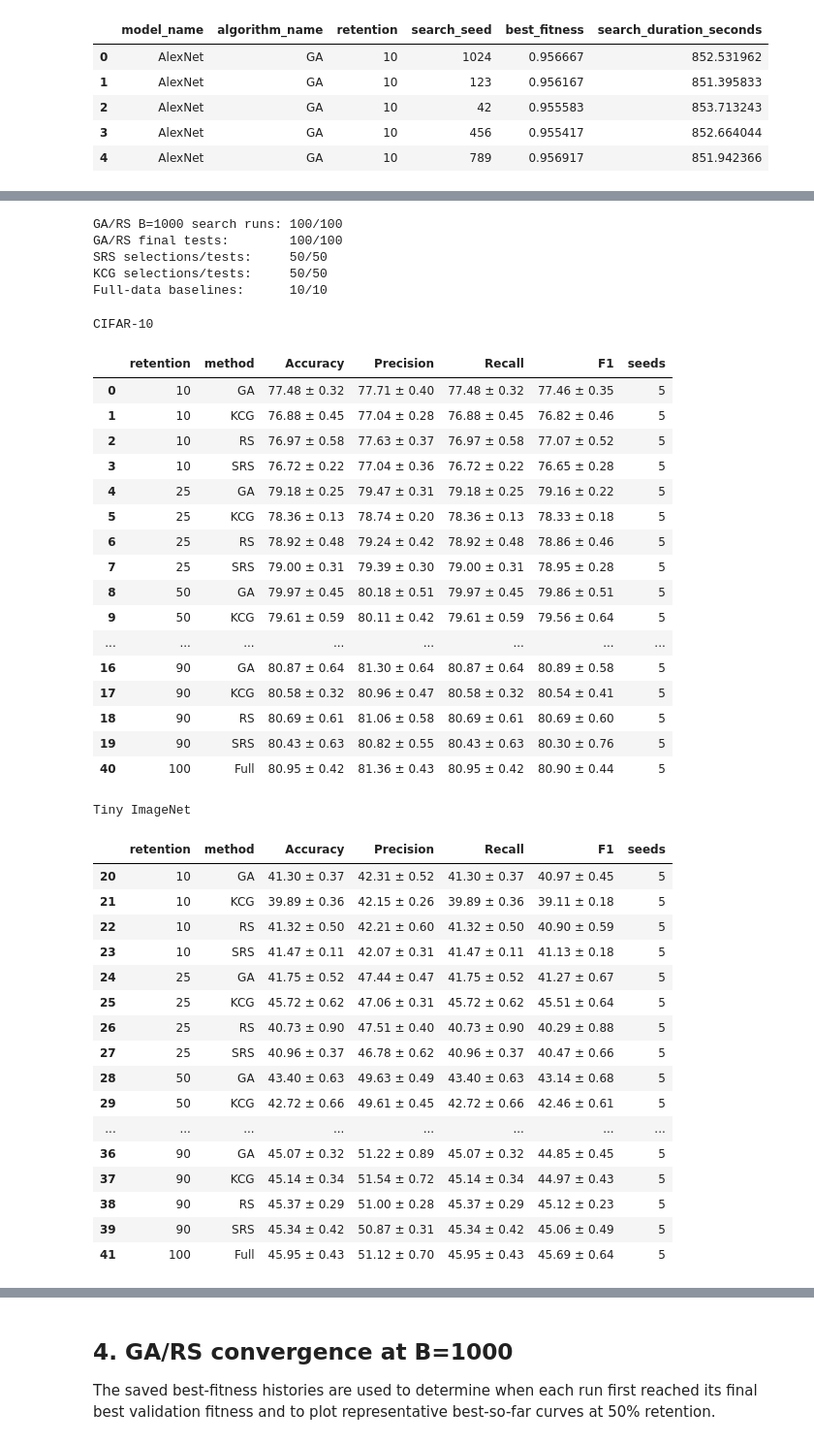
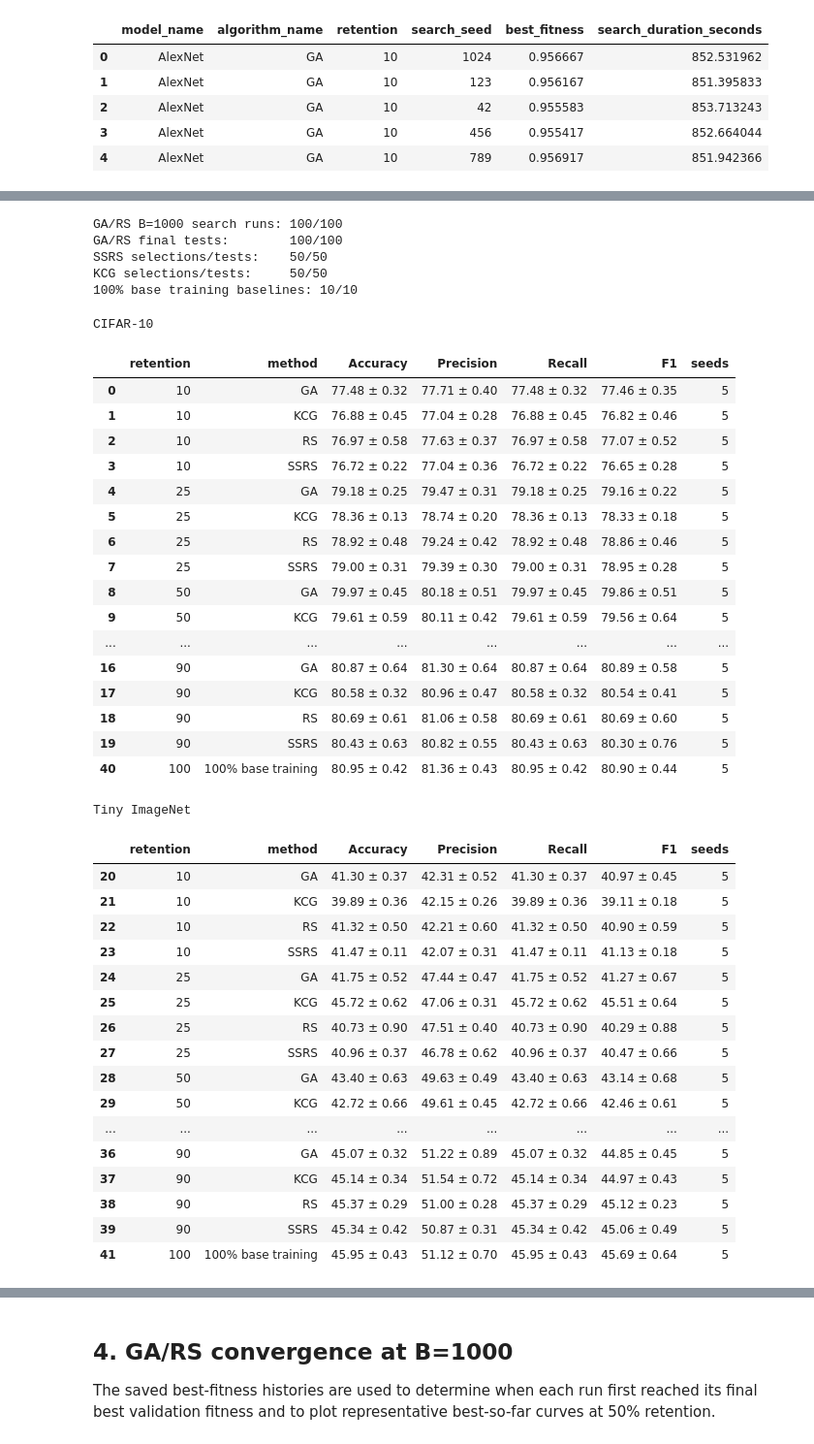
Before and after one commit to jmarg6/TFM, a Jupyter notebook: notebooks/final_results_analysis.ipynb, the cells around one changed output, grey strips where cells are left out. Shown at 97% size. Cells and saved outputs as stored; diff of their text form; code cells hidden in the pictures.

```diff
--- a/notebooks/final_results_analysis.ipynb
+++ b/notebooks/final_results_analysis.ipynb
@@ -45,7 +45,7 @@ DATASET_NAMES = {
 
 PRELIMINARY_MODEL_NAMES = {
     "alexnet": "AlexNet",
-    "resnext": "ResNeXt",
+    "resnext": "ResNeXt-50",
     "efficientnetv2": "EfficientNetV2-S",
     "swintransformer": "Swin-T",
 }
@@ -57,10 +57,12 @@ PRELIMINARY_ALGORITHM_NAMES = {
     "MEM": "MA",
 }
 
+# Archived result files use the raw algorithm code "SRS"; the thesis
+# terminology is "SSRS" (Single Stratified Random Sample).
 MAIN_METHOD_NAMES = {
     "GEN": "GA",
     "RS": "RS",
-    "SRS": "SRS",
+    "SRS": "SSRS",
     "KCG": "KCG",
 }
 
@@ -544,8 +546,8 @@ full_test_df = load_top_level_csvs(
     "test_summary.csv",
 )
 
-# Keep only the actual full-data records. The full-data carrier experiments
-# also contain auxiliary SRS records that must not be counted again.
+# Keep only the actual 100% base training records. The carrier experiments
+# also contain auxiliary SSRS records that must not be counted again.
 full_test_df = full_test_df[
     full_test_df["record_type"] == "baseline_100pct"
 ].copy()
@@ -573,7 +575,7 @@ main_search_df = main_search_df[
     & (main_search_df["evaluations_done"] == 1000)
 ].copy()
 
-# SRS and KCG are selection baselines without validation-fitness evaluations.
+# SSRS and KCG are selection baselines without validation fitness evaluations.
 srs_search_df = srs_search_df[
     (srs_search_df["status"] == "completed")
     & (srs_search_df["evaluations_done"] == 0)
@@ -603,15 +605,15 @@ assert set(kcg_search_df["selection_strategy"]) == {
 
 print(f"GA/RS B=1000 search runs: {len(main_search_df)}/100")
 print(f"GA/RS final tests:        {len(main_test_df)}/100")
-print(f"SRS selections/tests:     {len(srs_test_df)}/50")
+print(f"SSRS selections/tests:    {len(srs_test_df)}/50")
 print(f"KCG selections/tests:     {len(kcg_test_df)}/50")
-print(f"Full-data baselines:      {len(full_test_df)}/10")
+print(f"100% base training baselines: {len(full_test_df)}/10")
 # %% [output]
 GA/RS B=1000 search runs: 100/100
 GA/RS final tests:        100/100
-SRS selections/tests:     50/50
+SSRS selections/tests:    50/50
 KCG selections/tests:     50/50
-Full-data baselines:      10/10
+100% base training baselines: 10/10
 # %%
 # Unified main-stage test table
 
@@ -643,7 +645,7 @@ if not (expected_blocks == 5).all():
         "contain exactly five seeds."
     )
 
-full_test_df["method"] = "Full"
+full_test_df["method"] = "100% base training"
 full_test_df["retention"] = 100
 full_test_df["dataset_name"] = full_test_df["dataset"].map(
     DATASET_NAMES
@@ -712,64 +714,64 @@ for dataset_name in DATASET_NAMES.values():
     display(
         paper_performance[
             paper_performance["dataset_name"] == dataset_name
         ][
             [
                 "retention",
                 "method",
                 "Accuracy",
                 "Precision",
                 "Recall",
                 "F1",
                 "seeds",
             ]
         ]
     )
 
 all_performance.to_csv(
     TABLES_DIR / "main_performance_numeric.csv",
     index=False,
 )
 paper_performance.to_csv(
     TABLES_DIR / "main_performance_paper.csv",
     index=False,
 )
 # %% [output]
 CIFAR-10
 |  | retention | method | Accuracy | Precision | Recall | F1 | seeds |
 | 0 | 10 | GA | 77.48 ± 0.32 | 77.71 ± 0.40 | 77.48 ± 0.32 | 77.46 ± 0.35 | 5 |
 | 1 | 10 | KCG | 76.88 ± 0.45 | 77.04 ± 0.28 | 76.88 ± 0.45 | 76.82 ± 0.46 | 5 |
 | 2 | 10 | RS | 76.97 ± 0.58 | 77.63 ± 0.37 | 76.97 ± 0.58 | 77.07 ± 0.52 | 5 |
-| 3 | 10 | SRS | 76.72 ± 0.22 | 77.04 ± 0.36 | 76.72 ± 0.22 | 76.65 ± 0.28 | 5 |
+| 3 | 10 | SSRS | 76.72 ± 0.22 | 77.04 ± 0.36 | 76.72 ± 0.22 | 76.65 ± 0.28 | 5 |
 | 4 | 25 | GA | 79.18 ± 0.25 | 79.47 ± 0.31 | 79.18 ± 0.25 | 79.16 ± 0.22 | 5 |
 | 5 | 25 | KCG | 78.36 ± 0.13 | 78.74 ± 0.20 | 78.36 ± 0.13 | 78.33 ± 0.18 | 5 |
 | 6 | 25 | RS | 78.92 ± 0.48 | 79.24 ± 0.42 | 78.92 ± 0.48 | 78.86 ± 0.46 | 5 |
-| 7 | 25 | SRS | 79.00 ± 0.31 | 79.39 ± 0.30 | 79.00 ± 0.31 | 78.95 ± 0.28 | 5 |
+| 7 | 25 | SSRS | 79.00 ± 0.31 | 79.39 ± 0.30 | 79.00 ± 0.31 | 78.95 ± 0.28 | 5 |
 | 8 | 50 | GA | 79.97 ± 0.45 | 80.18 ± 0.51 | 79.97 ± 0.45 | 79.86 ± 0.51 | 5 |
 | 9 | 50 | KCG | 79.61 ± 0.59 | 80.11 ± 0.42 | 79.61 ± 0.59 | 79.56 ± 0.64 | 5 |
 | ... | ... | ... | ... | ... | ... | ... | ... |
 | 16 | 90 | GA | 80.87 ± 0.64 | 81.30 ± 0.64 | 80.87 ± 0.64 | 80.89 ± 0.58 | 5 |
 | 17 | 90 | KCG | 80.58 ± 0.32 | 80.96 ± 0.47 | 80.58 ± 0.32 | 80.54 ± 0.41 | 5 |
 | 18 | 90 | RS | 80.69 ± 0.61 | 81.06 ± 0.58 | 80.69 ± 0.61 | 80.69 ± 0.60 | 5 |
-| 19 | 90 | SRS | 80.43 ± 0.63 | 80.82 ± 0.55 | 80.43 ± 0.63 | 80.30 ± 0.76 | 5 |
-| 40 | 100 | Full | 80.95 ± 0.42 | 81.36 ± 0.43 | 80.95 ± 0.42 | 80.90 ± 0.44 | 5 |
+| 19 | 90 | SSRS | 80.43 ± 0.63 | 80.82 ± 0.55 | 80.43 ± 0.63 | 80.30 ± 0.76 | 5 |
+| 40 | 100 | 100% base training | 80.95 ± 0.42 | 81.36 ± 0.43 | 80.95 ± 0.42 | 80.90 ± 0.44 | 5 |
 Tiny ImageNet
 |  | retention | method | Accuracy | Precision | Recall | F1 | seeds |
 | 20 | 10 | GA | 41.30 ± 0.37 | 42.31 ± 0.52 | 41.30 ± 0.37 | 40.97 ± 0.45 | 5 |
 | 21 | 10 | KCG | 39.89 ± 0.36 | 42.15 ± 0.26 | 39.89 ± 0.36 | 39.11 ± 0.18 | 5 |
 | 22 | 10 | RS | 41.32 ± 0.50 | 42.21 ± 0.60 | 41.32 ± 0.50 | 40.90 ± 0.59 | 5 |
-| 23 | 10 | SRS | 41.47 ± 0.11 | 42.07 ± 0.31 | 41.47 ± 0.11 | 41.13 ± 0.18 | 5 |
+| 23 | 10 | SSRS | 41.47 ± 0.11 | 42.07 ± 0.31 | 41.47 ± 0.11 | 41.13 ± 0.18 | 5 |
 | 24 | 25 | GA | 41.75 ± 0.52 | 47.44 ± 0.47 | 41.75 ± 0.52 | 41.27 ± 0.67 | 5 |
 | 25 | 25 | KCG | 45.72 ± 0.62 | 47.06 ± 0.31 | 45.72 ± 0.62 | 45.51 ± 0.64 | 5 |
 | 26 | 25 | RS | 40.73 ± 0.90 | 47.51 ± 0.40 | 40.73 ± 0.90 | 40.29 ± 0.88 | 5 |
-| 27 | 25 | SRS | 40.96 ± 0.37 | 46.78 ± 0.62 | 40.96 ± 0.37 | 40.47 ± 0.66 | 5 |
+| 27 | 25 | SSRS | 40.96 ± 0.37 | 46.78 ± 0.62 | 40.96 ± 0.37 | 40.47 ± 0.66 | 5 |
 | 28 | 50 | GA | 43.40 ± 0.63 | 49.63 ± 0.49 | 43.40 ± 0.63 | 43.14 ± 0.68 | 5 |
 | 29 | 50 | KCG | 42.72 ± 0.66 | 49.61 ± 0.45 | 42.72 ± 0.66 | 42.46 ± 0.61 | 5 |
 | ... | ... | ... | ... | ... | ... | ... | ... |
 | 36 | 90 | GA | 45.07 ± 0.32 | 51.22 ± 0.89 | 45.07 ± 0.32 | 44.85 ± 0.45 | 5 |
 | 37 | 90 | KCG | 45.14 ± 0.34 | 51.54 ± 0.72 | 45.14 ± 0.34 | 44.97 ± 0.43 | 5 |
 | 38 | 90 | RS | 45.37 ± 0.29 | 51.00 ± 0.28 | 45.37 ± 0.29 | 45.12 ± 0.23 | 5 |
-| 39 | 90 | SRS | 45.34 ± 0.42 | 50.87 ± 0.31 | 45.34 ± 0.42 | 45.06 ± 0.49 | 5 |
-| 41 | 100 | Full | 45.95 ± 0.43 | 51.12 ± 0.70 | 45.95 ± 0.43 | 45.69 ± 0.64 | 5 |
+| 39 | 90 | SSRS | 45.34 ± 0.42 | 50.87 ± 0.31 | 45.34 ± 0.42 | 45.06 ± 0.49 | 5 |
+| 41 | 100 | 100% base training | 45.95 ± 0.43 | 51.12 ± 0.70 | 45.95 ± 0.43 | 45.69 ± 0.64 | 5 |
 # %%
 # Main figure: held-out test accuracy vs retained data
 
```
Also changed, not shown: parts of 10 cells of this notebook, 21 other files.
